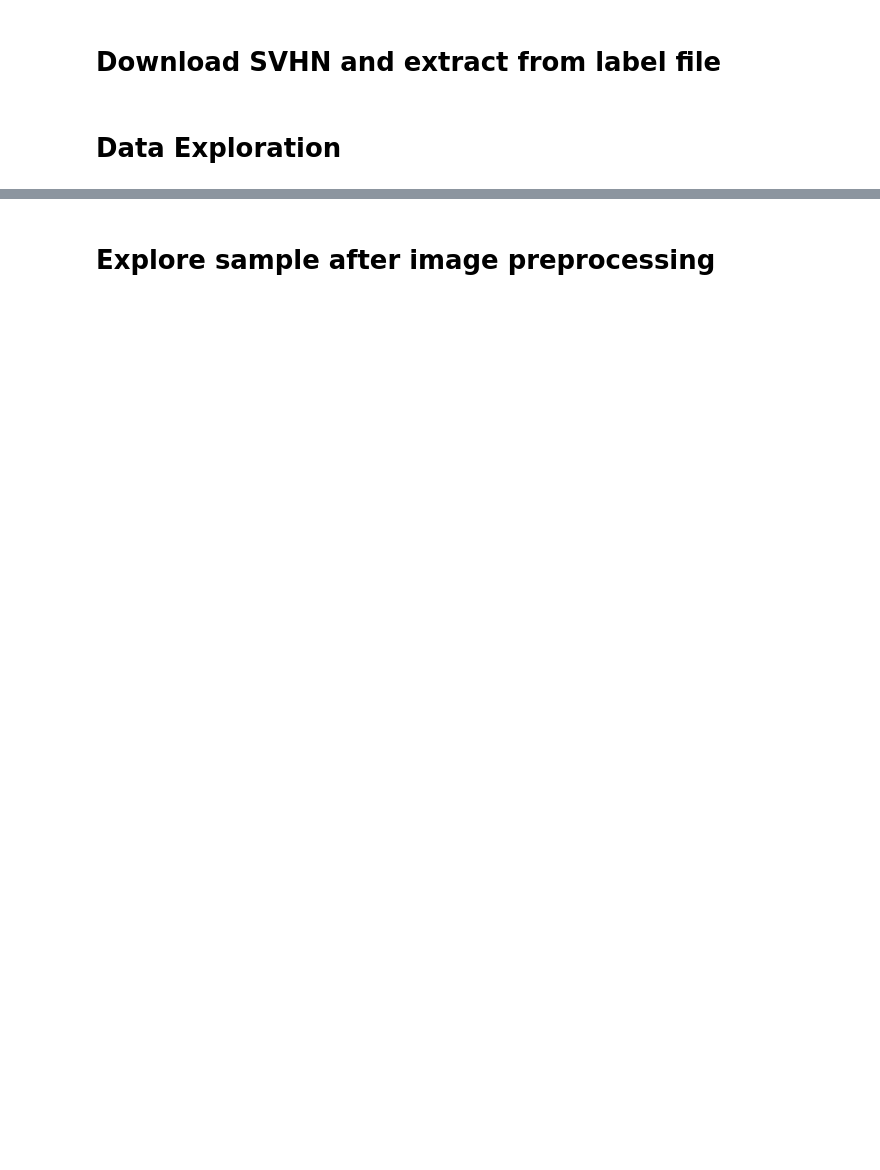
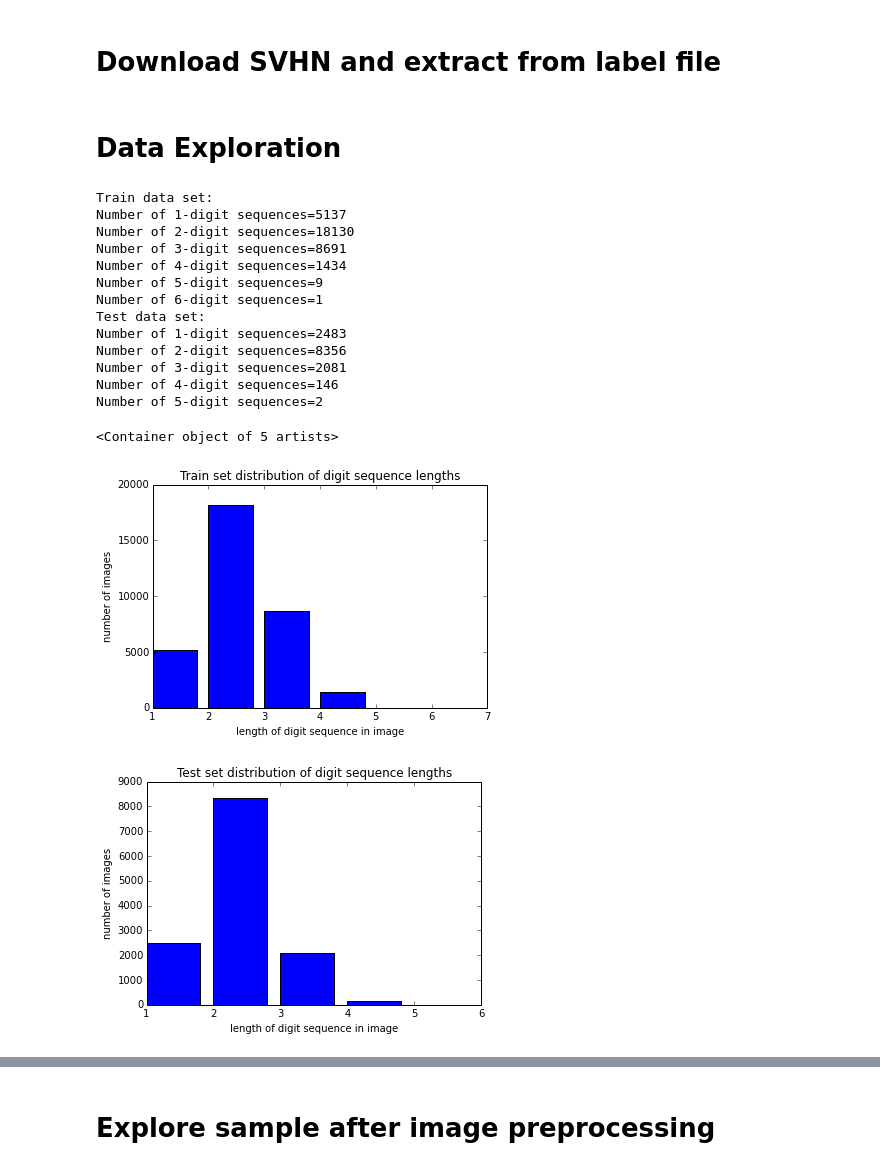
Before and after one commit to elayoubi/DeepLearning_Capstone, a Jupyter notebook: notebooks/DeepLearning.ipynb, the cells around one changed output, grey strips where cells are left out. Cells and saved outputs as stored; diff of their text form; code cells hidden in the pictures; blank space fills up the shorter version.

```diff
--- a/notebooks/DeepLearning.ipynb
+++ b/notebooks/DeepLearning.ipynb
@@ -30,17 +30,52 @@ for data_kind in [ 'test']:
 # %%
 image_path='/flat2/raw'
 
 image_counts = svhn_images.count_images_by_length(image_path, data_kind='train')
 
+train_numbers=[]
 print "Train data set:"
-for k,v in image_counts.items():
+for (k,v) in image_counts.items():
     print "Number of %d-digit sequences=%d" %(k, v)
+    train_numbers.append(v)
 
 image_counts = svhn_images.count_images_by_length(image_path, data_kind='test')
 
+test_numbers=[]
 print "Test data set:"
 for k,v in image_counts.items():
     print "Number of %d-digit sequences=%d" %(k, v)
+    test_numbers.append(v)
+
+import matplotlib.pyplot as plt
+
+plt.figure()
+plt.title("Train set distribution of digit sequence lengths")
+plt.xlabel("length of digit sequence in image")
+plt.ylabel("number of images")
+plt.bar( range(1, len(train_numbers)+ 1), train_numbers)
+
+plt.figure()
+plt.title("Test set distribution of digit sequence lengths")
+plt.xlabel("length of digit sequence in image")
+plt.ylabel("number of images")
+plt.bar( range(1, len(test_numbers)+ 1), test_numbers)
+# %% [output]
+Train data set:
+Number of 1-digit sequences=5137
+Number of 2-digit sequences=18130
+Number of 3-digit sequences=8691
+Number of 4-digit sequences=1434
+Number of 5-digit sequences=9
+Number of 6-digit sequences=1
+Test data set:
+Number of 1-digit sequences=2483
+Number of 2-digit sequences=8356
+Number of 3-digit sequences=2081
+Number of 4-digit sequences=146
+Number of 5-digit sequences=2
+<Container object of 5 artists>
+[figure, added]
+[figure, added]
 # %%
 sample_of_images = svhn_images.get_list_of_filenames(image_path, data_kind='train', batch_size=10, max_sequence_length=3)
 
```
Also changed, not shown: parts of 5 cells of this notebook.
